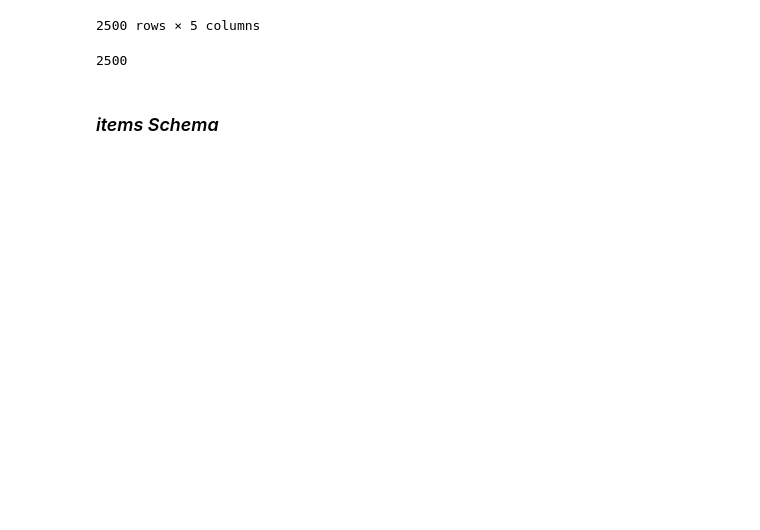
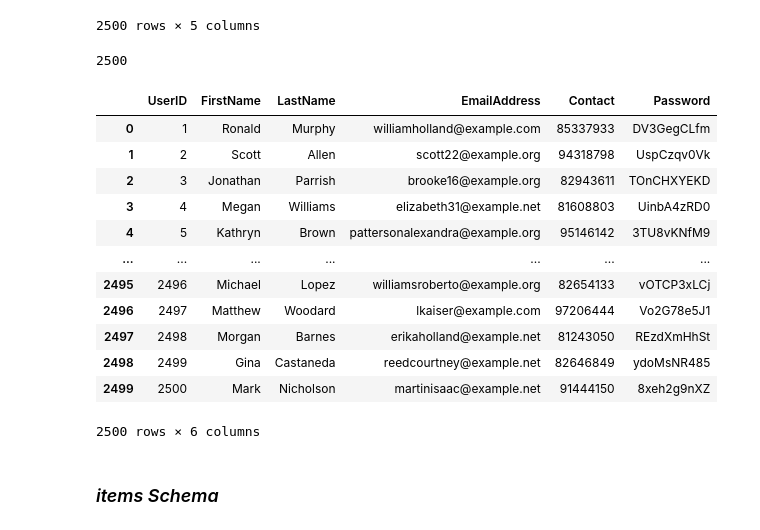
Before and after one commit to Black-Seal/ShareIt, a Jupyter notebook: notebooks/data_population.ipynb, the cells around one changed output. Cells and saved outputs as stored; diff of their text form; code cells hidden in the pictures; blank space fills up the shorter version.

```diff
--- a/notebooks/data_population.ipynb
+++ b/notebooks/data_population.ipynb
@@ -108,6 +112,28 @@ users2
 users2['Contact'].nunique()
 # %% [output]
 2500
+# %%
+def generate_password(length=10):
+    characters = string.ascii_letters + string.digits
+    return ''.join(random.choice(characters) for i in range(length))
+# %%
+users2['Password'] = users.apply(lambda x: generate_password(), axis=1)
+# %%
+users2
+# %% [output]
+|  | UserID | FirstName | LastName | EmailAddress | Contact | Password |
+| 0 | 1 | Ronald | Murphy | williamholland@example.com | 85337933 | DV3GegCLfm |
+| 1 | 2 | Scott | Allen | scott22@example.org | 94318798 | UspCzqv0Vk |
+| 2 | 3 | Jonathan | Parrish | brooke16@example.org | 82943611 | TOnCHXYEKD |
+| 3 | 4 | Megan | Williams | elizabeth31@example.net | 81608803 | UinbA4zRD0 |
+| 4 | 5 | Kathryn | Brown | pattersonalexandra@example.org | 95146142 | 3TU8vKNfM9 |
+| ... | ... | ... | ... | ... | ... | ... |
+| 2495 | 2496 | Michael | Lopez | williamsroberto@example.org | 82654133 | vOTCP3xLCj |
+| 2496 | 2497 | Matthew | Woodard | lkaiser@example.com | 97206444 | Vo2G78e5J1 |
+| 2497 | 2498 | Morgan | Barnes | erikaholland@example.net | 81243050 | REzdXmHhSt |
+| 2498 | 2499 | Gina | Castaneda | reedcourtney@example.net | 82646849 | ydoMsNR485 |
+| 2499 | 2500 | Mark | Nicholson | martinisaac@example.net | 91444150 | 8xeh2g9nXZ |
+2500 rows × 6 columns
 # %% [markdown]
 ### *items Schema*
 # %%
```
Also changed, not shown: parts of 13 cells of this notebook, 1 other file.
